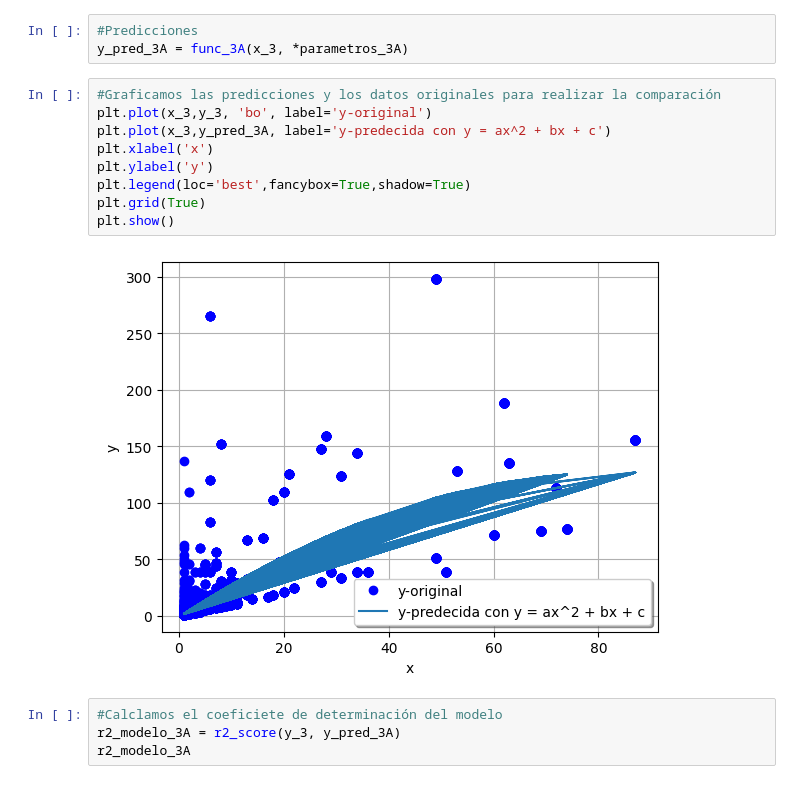
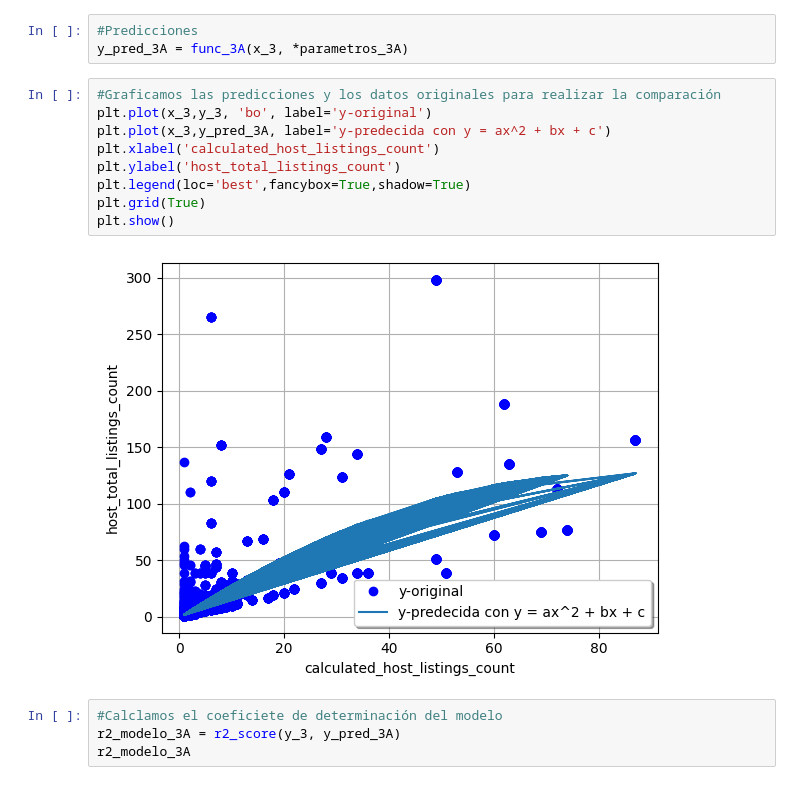
Before and after one commit to BetoxAlka/AnaliticaDatos_Equipo3, a Jupyter notebook: Actividad3-8/Act3_8_Boston.ipynb, the cells around one changed output. Drawn from its saved outputs; the diff is of its cells as text.

```diff
--- a/Actividad3-8/Act3_8_Boston.ipynb
+++ b/Actividad3-8/Act3_8_Boston.ipynb
@@ -367,14 +367,14 @@ y_pred_3A = func_3A(x_3, *parametros_3A)
 # %%
 #Graficamos las predicciones y los datos originales para realizar la comparación
 plt.plot(x_3,y_3, 'bo', label='y-original')
 plt.plot(x_3,y_pred_3A, label='y-predecida con y = ax^2 + bx + c')
-plt.xlabel('x')
-plt.ylabel('y')
+plt.xlabel('calculated_host_listings_count')
+plt.ylabel('host_total_listings_count')
 plt.legend(loc='best',fancybox=True,shadow=True)
 plt.grid(True)
 plt.show()
 # %% [output]
-[figure, old version]
+[figure, new version]
 # %%
 #Calclamos el coeficiete de determinación del modelo
 r2_modelo_3A = r2_score(y_3, y_pred_3A)
```
Also changed, not shown: parts of 12 cells of this notebook.
